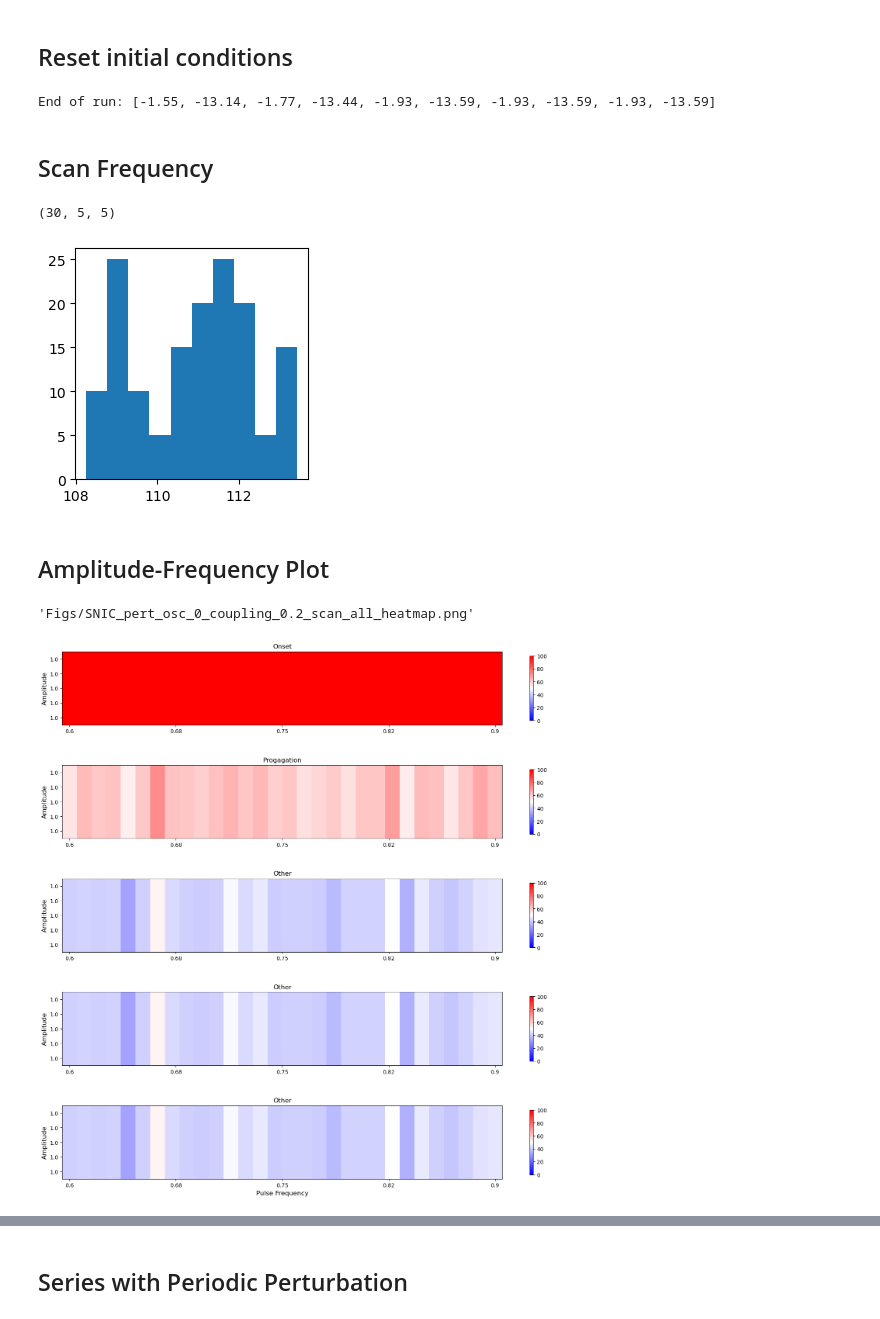
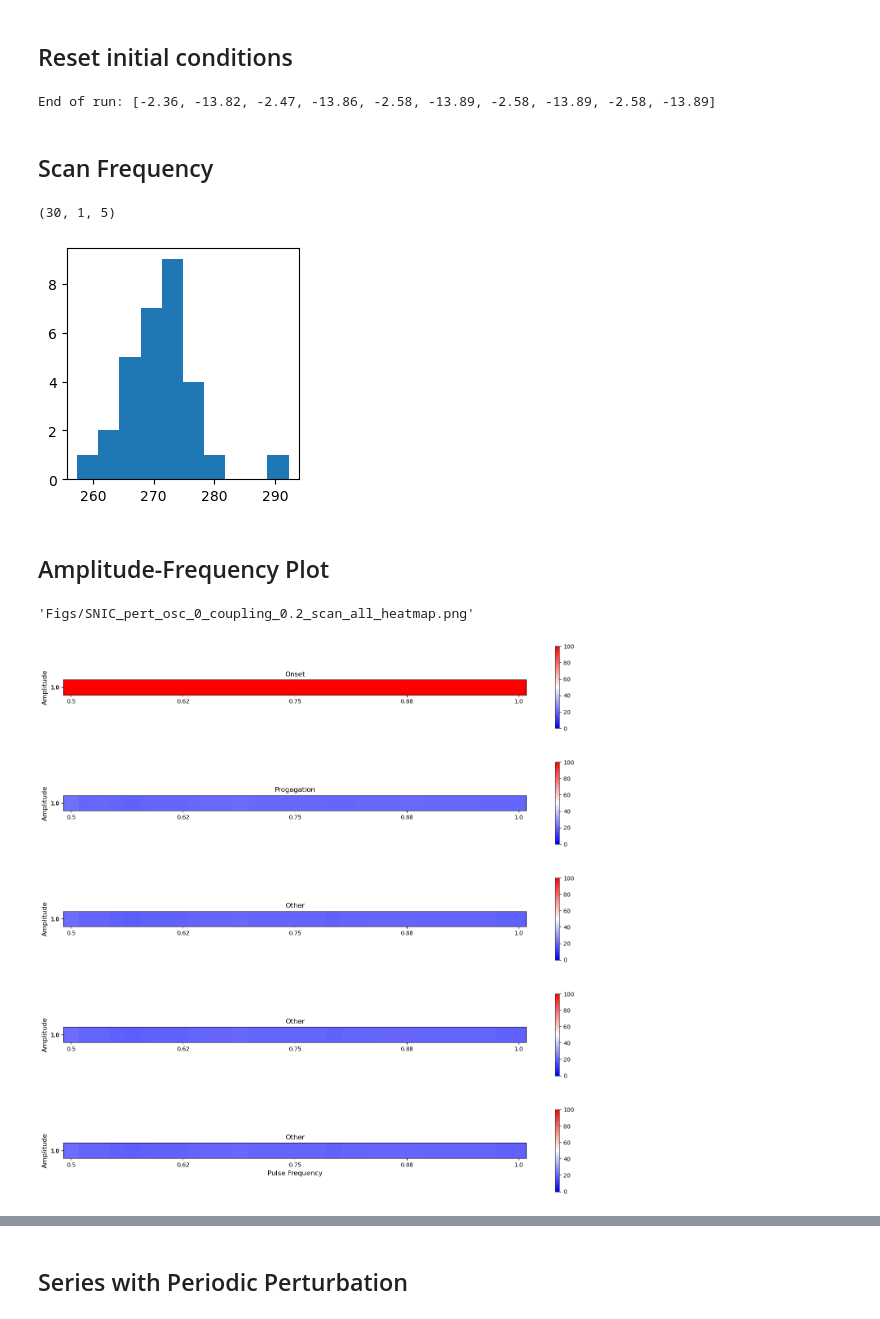
Before and after one commit to nikhita-bhatt/Non-Linear-Resonance-Manuscript, a Jupyter notebook: 2024.09.17_Nosc_test_model_function.ipynb, the cells around one changed output, grey strips where cells are left out. Drawn from its saved outputs; the diff is of its cells as text; code cells hidden in the pictures.

```diff
--- a/2024.09.17_Nosc_test_model_function.ipynb
+++ b/2024.09.17_Nosc_test_model_function.ipynb
@@ -721,14 +292,14 @@ else:
     y_ini = y[-1, :]
 
 # Parameter range
-h_ex_sta = -1.8
-h_ex_end = -1.0
+h_ex_sta = -1.6
+h_ex_end = -1.2
 
 eps  = 0.00001
 
 SEED = 111
 
-resolution = 20
+resolution = 30
 
 h_vals = linspace(h_ex_sta, h_ex_end, resolution)
 
@@ -986,21 +557,21 @@ y_ini = y[-1,:]
 # Show final values of all variables
 print('End of run:', list(around(y[-1,:], 2)))
 # %% [output]
-End of run: [-1.55, -13.14, -1.77, -13.44, -1.93, -13.59, -1.93, -13.59, -1.93, -13.59]
+End of run: [-2.36, -13.82, -2.47, -13.86, -2.58, -13.89, -2.58, -13.89, -2.58, -13.89]
 # %% [markdown]
 ## Scan Frequency
 # %%
 pert_osc = 0
 
 # Stop time
-time_stop_s   = 100
+time_stop_s   = 200
 time_steps_s  = time_stop_s*sr
 time_s        = linspace(start=0, stop=time_stop_s, num=time_steps_s)
 
 # resolution_freq, resolution_amp = 5, 5
-resolution_freq, resolution_amp = 30, 5
+resolution_freq, resolution_amp = 30, 1
 
-freq_min, freq_max = 0.6, 0.9
+freq_min, freq_max = 0.5, 1.0
 
 pulse_amplit_min, pulse_amplit_max = 1.0, 1.0 #
 
@@ -1082,18 +653,18 @@ ax.hist(results_pert_matrix[:,:,pert_osc].ravel());
 
 results_pert_matrix.shape
 # %% [output]
-(30, 5, 5)
+(30, 1, 5)
-[figure, old version]
+[figure, new version]
 # %% [markdown]
 ## Amplitude-Frequency Plot
 # %%
 no_ticklabels = 5
 
 vmin, vmax = min(results_pert_matrix), max(results_pert_matrix)
-vmin, vmax = 0, 100
+vmin, vmax = 200, 300
+
 
 fig, ax = subplots(nrows=N, figsize=(15, 15))
-
 
 if N == 1:
 
@@ -1118,39 +689,37 @@ else:
         im = ax[col].imshow(results_pert_matrix[:,:,col].T, cmap='bwr', vmin=vmin, vmax=vmax)
 
         fig.colorbar(im, ax=ax[col], shrink=0.6);
-
-        # label_chars = 'Onset location
 
         if   col == 0:
 
             label_chars = 'Onset'
 
         elif col == 1:
 
             label_chars = 'Progagation'
 
         elif col == 2:
 
             label_chars = 'Other'
 
 
         ax[col].set_title(label_chars, fontsize=12)
         ax[col].set_ylabel('Amplitude', fontsize=12)
         ax[col].set_xticks(linspace(0, resolution_freq-1, no_ticklabels))
         ax[col].set_xticklabels(around(linspace(freq_min, freq_max, no_ticklabels), 2))
         ax[col].set_yticks(linspace(0, resolution_amp-1, no_ticklabels))
         ax[col].set_yticklabels(around(linspace(pulse_amplit_max, pulse_amplit_min, no_ticklabels), 1))
 
         if col == N-1:
             ax[col].set_xlabel('Pulse Frequency', fontsize=12)
 
 fig.tight_layout()
 
 title_chars = 'Figs/SNIC_pert_osc_' + str(pert_osc) + '_coupling_'+ str(coupling_strength) + '_scan_all_heatmap.png'
 # fig.savefig(title_chars, format='png', transparent=False, dpi=300)
 
 title_chars
 # %% [output]
 'Figs/SNIC_pert_osc_0_coupling_0.2_scan_all_heatmap.png'
-[figure, old version]
+[figure, new version]
 # %% [markdown]
```
Also changed, not shown: parts of 22 cells of this notebook, 5 other files.
